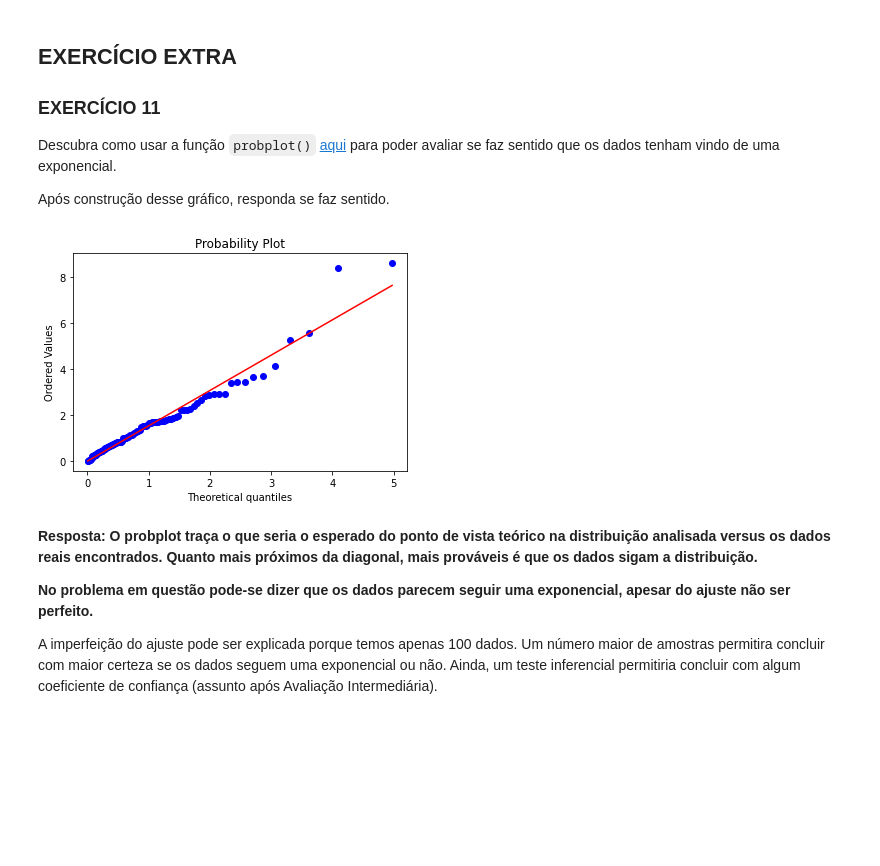
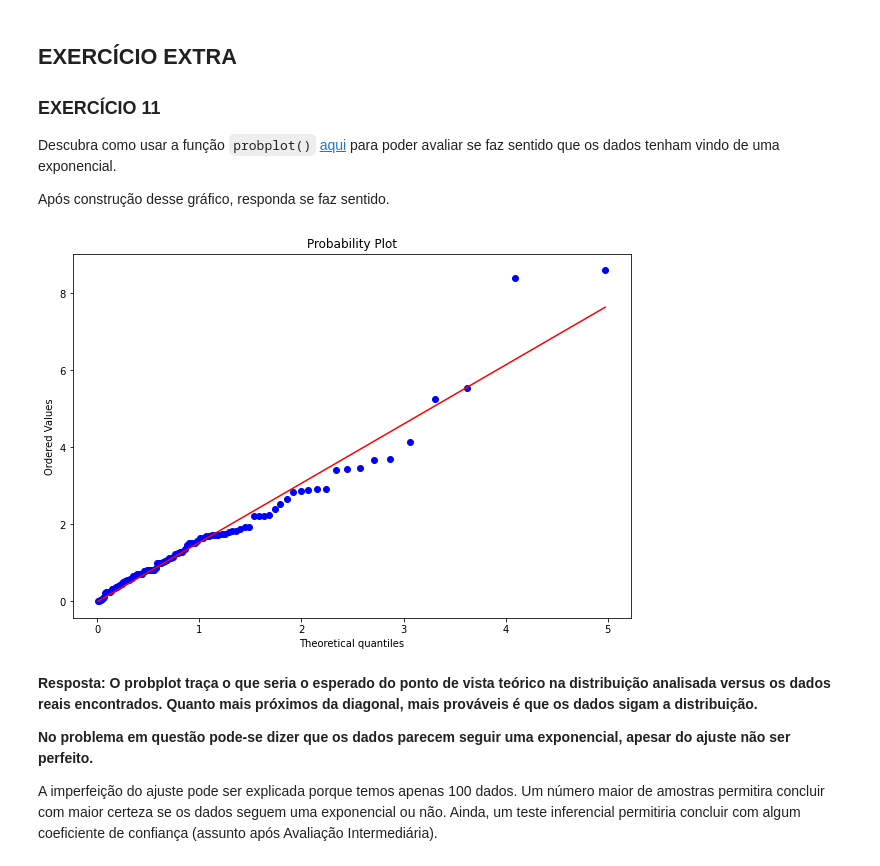
Before and after one commit to pedroivoal/Semestre-2, a Jupyter notebook: Cdados/aula15/Aula 15_Atividade_Exponencial.ipynb, the cells around one changed output. Saved outputs shown, nothing was run; the diff lists cells and outputs as text; code cells hidden in the pictures; blank space fills up the shorter version.

```diff
--- a/Cdados/aula15/Aula 15_Atividade_Exponencial.ipynb
+++ b/Cdados/aula15/Aula 15_Atividade_Exponencial.ipynb
@@ -402,13 +398,15 @@ Descubra como usar a função `probplot()` [aqui](https://docs.scipy.org/doc/sci
 
 Após construção desse gráfico, responda se faz sentido.
 # %%
-fig = plt.figure()
+w = 10
+h = 6.7
+fig = plt.figure(figsize=(w,h))
 ax = fig.add_subplot(111)
 
 stats.probplot(dados_transistores.durabilidade, dist=stats.expon, plot=ax)
 plt.show()
 # %% [output]
-[figure, old version]
+[figure, new version]
 # %% [markdown]
 **Resposta: O probplot traça o que seria o esperado do ponto de vista teórico na distribuição analisada versus os dados reais encontrados. Quanto mais próximos da diagonal, mais prováveis é que os dados sigam a distribuição.**
 
```
Also changed, not shown: parts of 1 cell of this notebook, 5 other files.
